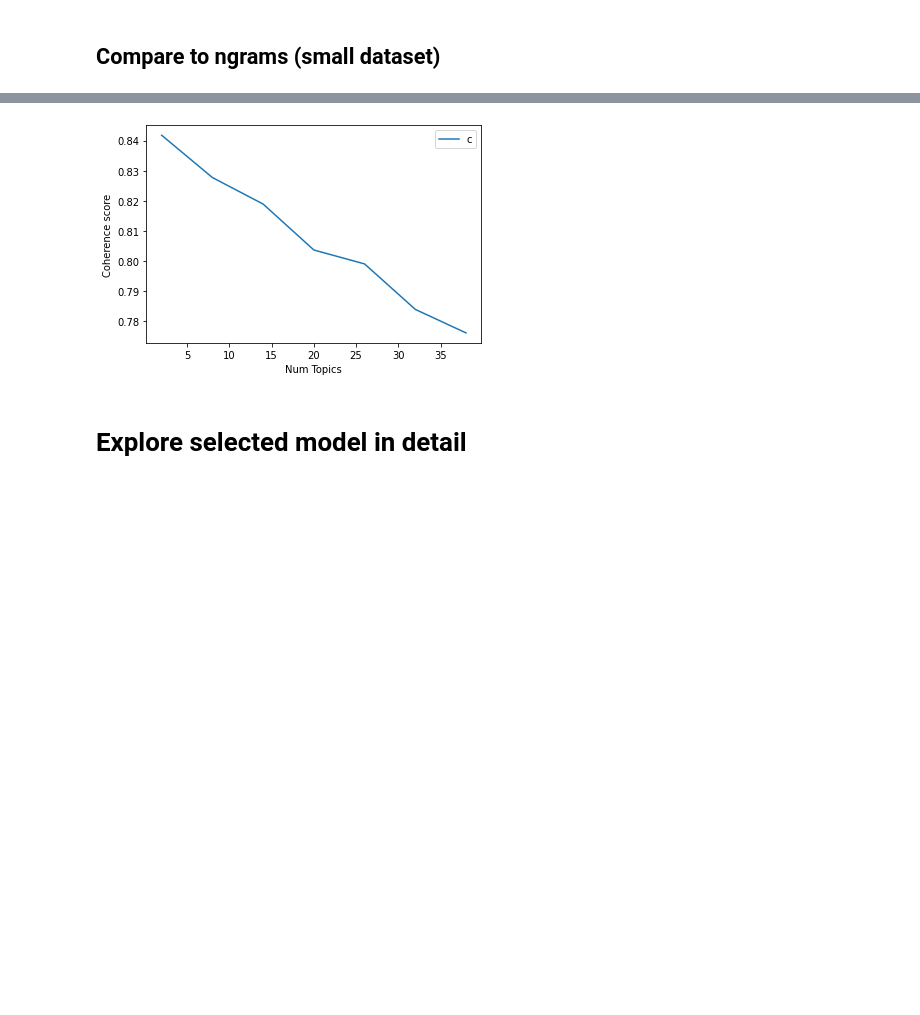
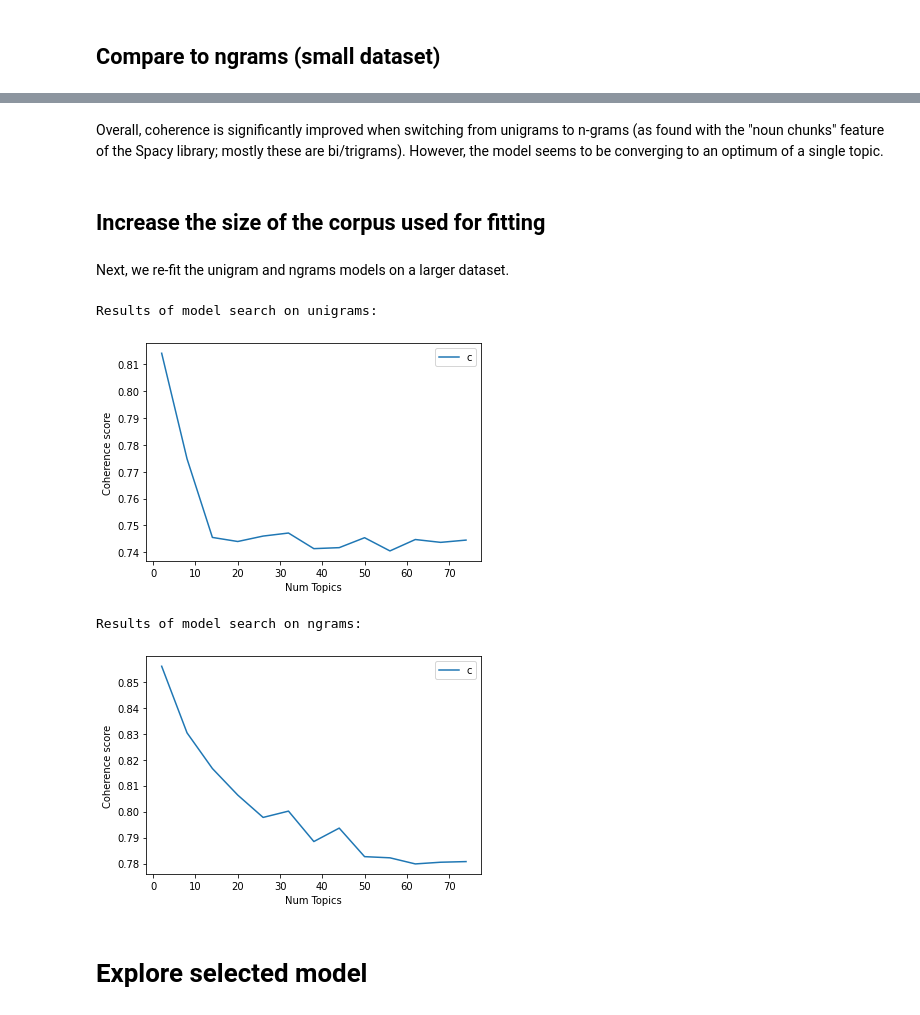
Before and after one commit to sanjibg01/CS410-project-team-trailblazers, a Jupyter notebook: topic_modeling.ipynb, the cells around one changed output, grey strips where cells are left out. Drawn from its saved outputs; the diff is of its cells as text; code cells hidden in the pictures; blank space fills up the shorter version.

```diff
--- a/topic_modeling.ipynb
+++ b/topic_modeling.ipynb
@@ -70,14 +57,30 @@ Overall, coherence is improved when switching from unigrams to bigrams/trigrams.
-# %%
-mod = TopicModeler('preprocessed_input/preprocessed_input_100k_ngrams.json')
-mod.set_texts()
-mod.set_dictionary()
-mod.set_corpus()
-
-start = 2; stop=40; step=6
-
-model_list, coherence_values = mod.optimal_model_search(start,stop,step)
-mod.plot_model_search_results(coherence_values, start, stop, step)
-# %% [output]
-[figure, removed]
+# %% [markdown]
+Overall, coherence is significantly improved when switching from unigrams to n-grams (as found with the "noun chunks" feature of the Spacy library; mostly these are bi/trigrams). However, the model seems to be converging to an optimum of a single topic.
+# %% [markdown]
+## Increase the size of the corpus used for fitting
+# %% [markdown]
+Next, we re-fit the unigram and ngrams models on a larger dataset.
+# %%
+mod1 = TopicModeler('preprocessed_input/preprocessed_input_250k_unigrams.json')
+mod1.set_texts()
+mod1.set_dictionary()
+mod1.set_corpus()
+start = 2; stop=80; step=6
+model_list_unigrams, coherence_values = mod1.optimal_model_search(start,stop,step)
+print('Results of model search on unigrams:')
+mod1.plot_model_search_results(coherence_values, start, stop, step)
+
+mod2 = TopicModeler('preprocessed_input/preprocessed_input_250k_ngrams.json')
+mod2.set_texts()
+mod2.set_dictionary()
+mod2.set_corpus()
+model_list_ngrams, coherence_values = mod2.optimal_model_search(start,stop,step)
+print('Results of model search on ngrams:')
+mod2.plot_model_search_results(coherence_values, start, stop, step)
+# %% [output]
+Results of model search on unigrams:
+[figure, added]
+Results of model search on ngrams:
+[figure, added]
 # %% [markdown]
-# Explore selected model in detail
+# Explore selected model
```
Also changed, not shown: parts of 25 cells of this notebook, 1 other file.
